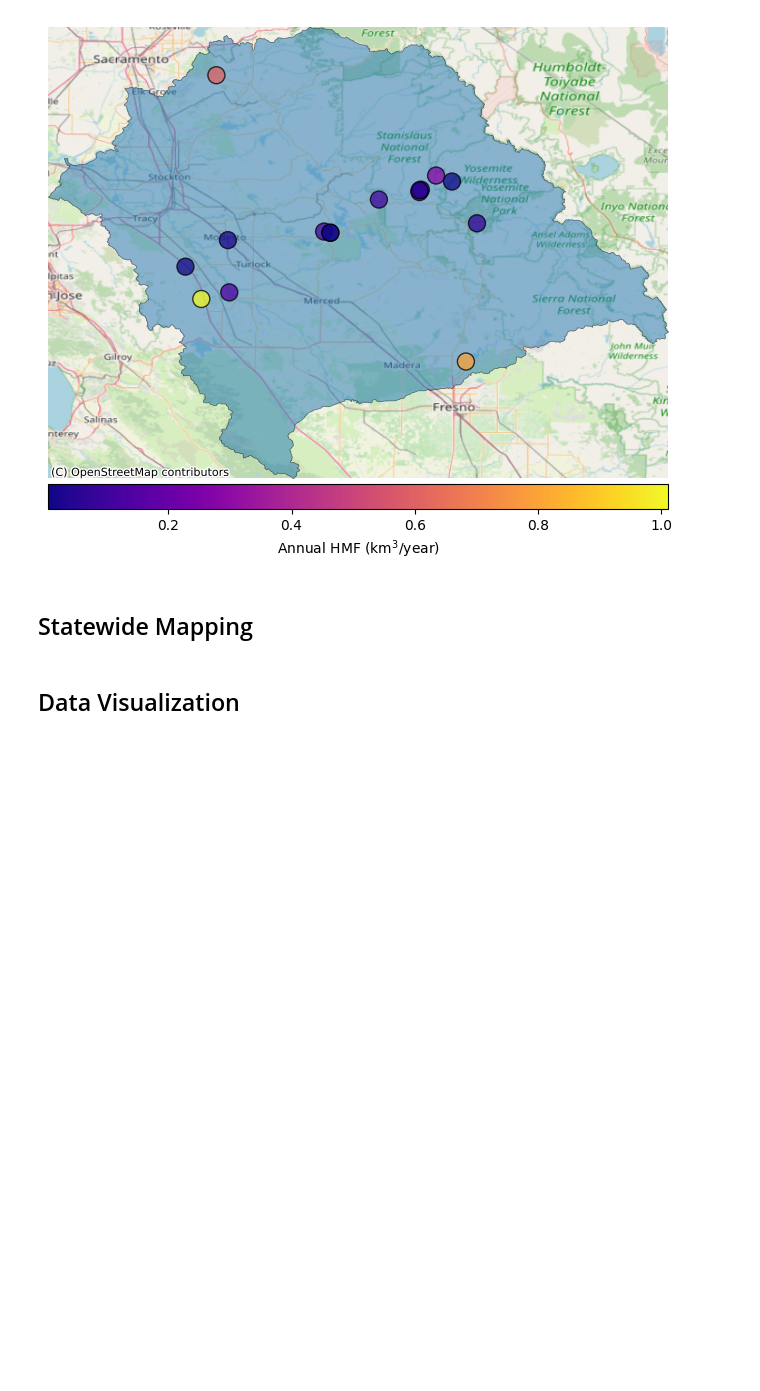
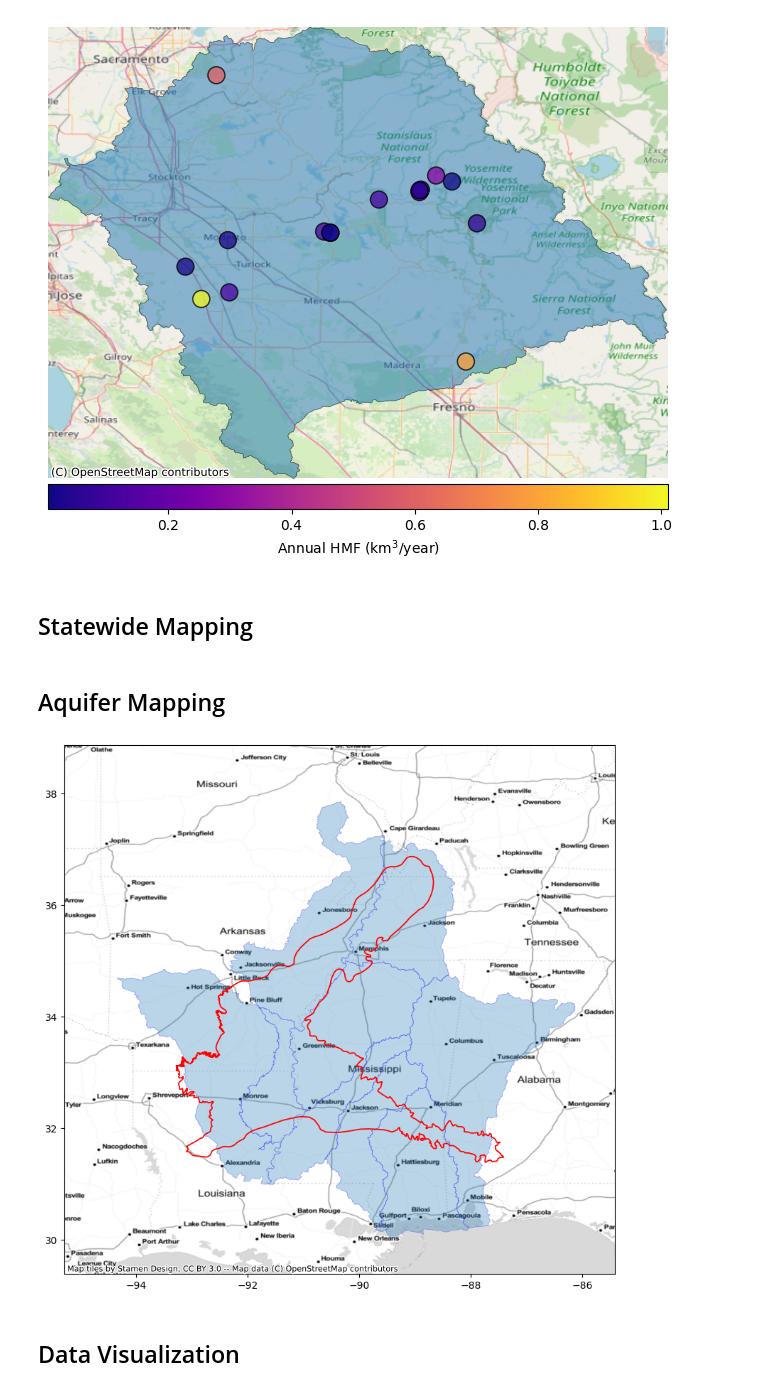
Before and after one commit to AlekWithK/DahlkeLab_LAWR, a Jupyter notebook: site_data.ipynb, the cells around one changed output. Saved outputs shown, nothing was run; the diff lists cells and outputs as text; code cells hidden in the pictures; blank space fills up the shorter version.

```diff
--- a/site_data.ipynb
+++ b/site_data.ipynb
@@ -407,6 +476,44 @@ df_state_sites = filter_multi_site(shapefile_path)
 df_multi_site = create_multi_site_data(df_state_sites, 999)
 print(f'Max HMF for this region: {df_multi_site["hmf_per_year"].max():.1f}')
 multi_site_map(df_multi_site, shape)
+# %% [markdown]
+## Aquifer Mapping<br>
+# %%
+fig, ax = plt.subplots(figsize=(10, 10))
+
+# HUC4 Watershed plots
+directory = 'ShapeFiles/Aquifers/Upper_Clairborne_MS/HUC4'
+shapefile = 'WBDHU4.shp'
+state_list = ['AR', 'LA', 'MS', 'TN', 'KY', 'MO', 'AL']
+
+for root, dirs, files in os.walk(directory):
+    #print(root, dirs, files)
+    if os.path.basename(root).startswith('NHD_H_'):
+        if shapefile in files:
+            ws_gdf = gpd.read_file(os.path.join(root, shapefile))
+            ws_gdf = ws_gdf.to_crs(4269)
+            ws_gdf.plot(ax=ax, edgecolor='blue', alpha=0.30, linewidth=0.5)
+
+
+# Aquifer boundary plot
+aq_shapefile = 'ShapeFiles/Aquifers/Upper_Clairborne_MS/sir2008-5098_UCAQ_extent.shp'
+aq_gdf = gpd.read_file(aq_shapefile)
+aq_gdf = aq_gdf.to_crs(4269)
+
+xmin, ymin, xmax, ymax = aq_gdf.total_bounds
+padding = 2
+xmin -= padding
+ymin -= padding
+xmax += padding
+ymax += padding
+
+aq_gdf.plot(ax=ax, edgecolor='red', facecolor='none', linewidth=1.25)
+ax.set_xlim(xmin, xmax)
+ax.set_ylim(ymin, ymax)
+ax.margins(0)
+cx.add_basemap(ax, crs=shape.crs, source=cx.providers.Stamen.TonerLite, zoom=7)
+# %% [output]
+[figure, added]
 # %% [markdown]
 ## Data Visualization<br>
 # %%
```
Also changed, not shown: parts of 14 cells of this notebook.
